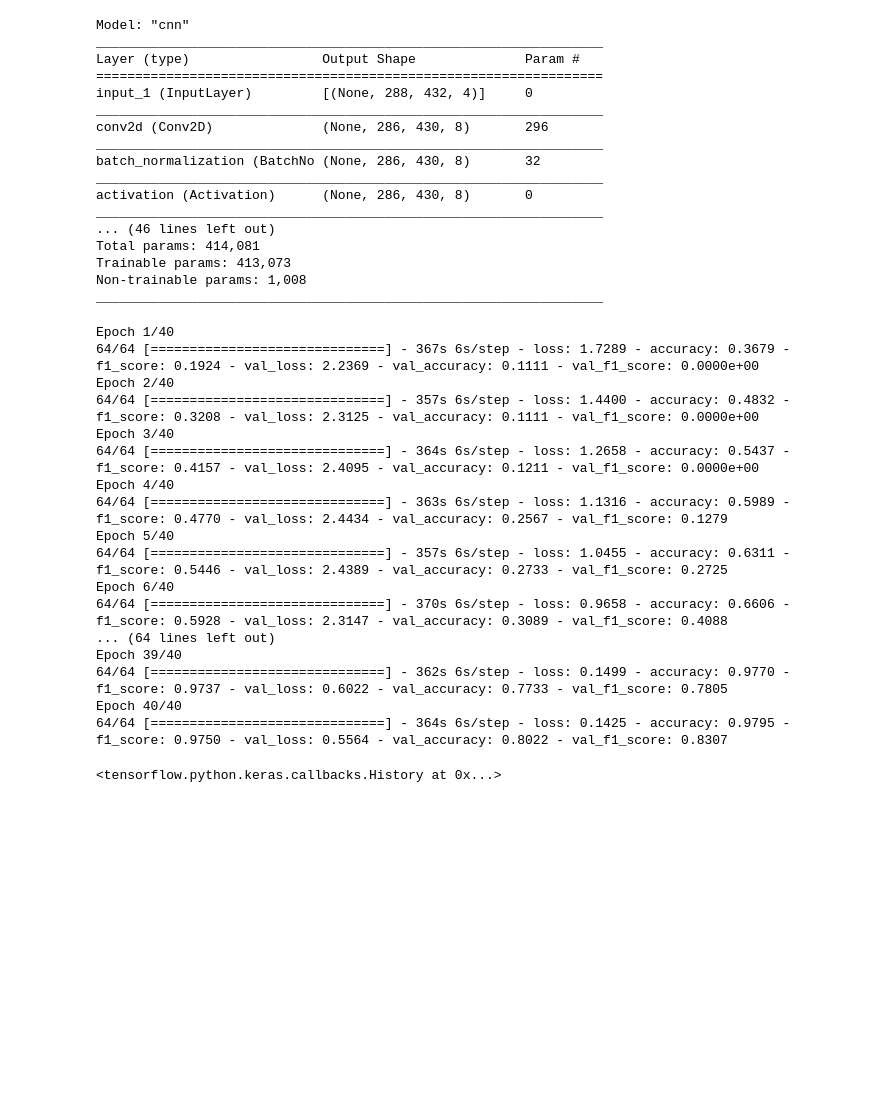
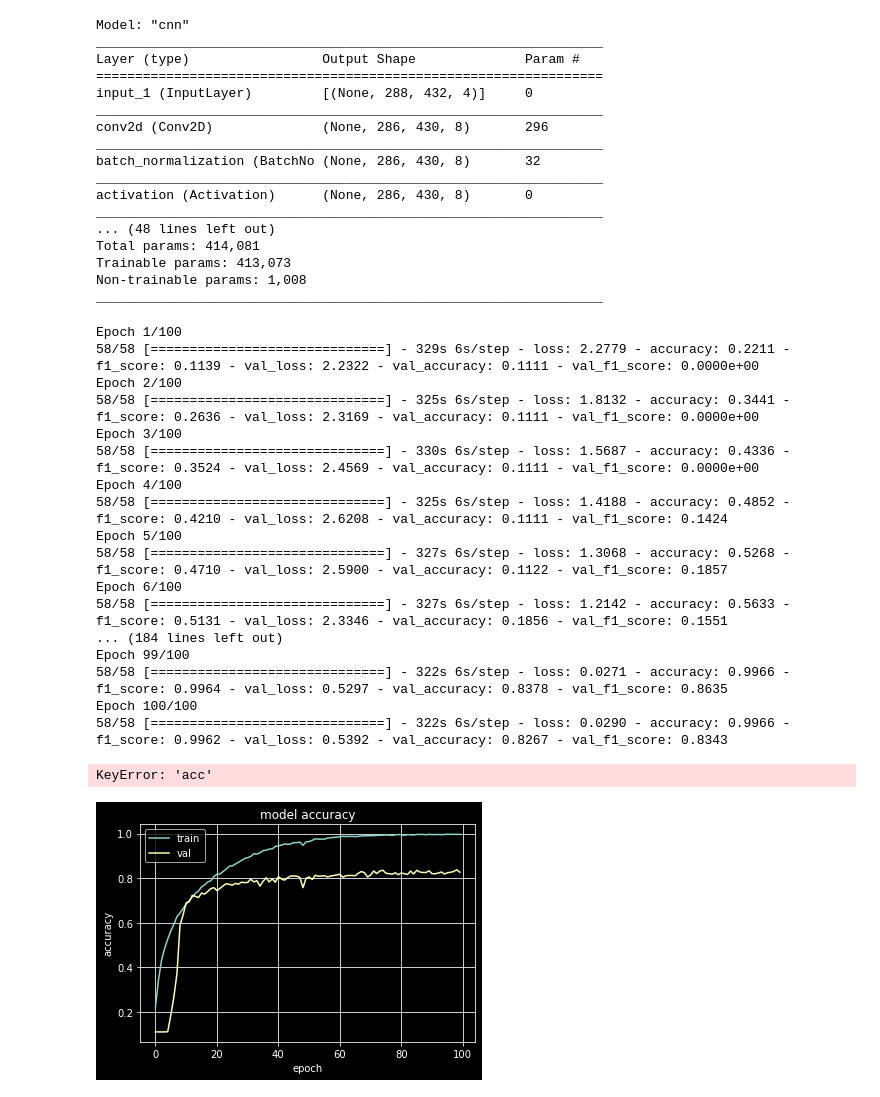
Before and after one commit to ericzacharia/MusicGenreClassifier, a Jupyter notebook: CNN_spectrogram_classifier.ipynb, the cells around one changed output. Drawn from its saved outputs; the diff is of its cells as text; code cells hidden in the pictures; blank space fills up the shorter version.

```diff
--- a/CNN_spectrogram_classifier.ipynb
+++ b/CNN_spectrogram_classifier.ipynb
@@ -197,7 +190,7 @@ def cnn(input_shape=(288, 432, 4), classes=9):
         X = step(dim, X)
 
     X = Flatten()(X)
-#    X = Dropout(rate=0.3)
+    X = Dropout(rate=0.3)(X)
     X = Dense(classes, activation='softmax',
               name=f'fc{classes}',  kernel_initializer=glorot_uniform(seed=9))(X)
     model = Model(inputs=X_input, outputs=X, name='cnn')
@@ -214,8 +207,7 @@ def f1_score(y_true, y_pred):
 # %%
 model = cnn(input_shape=(288, 432, 4), classes=9)
 opt = Adam(learning_rate=0.00005)
-model.compile(optimizer=opt, loss='categorical_crossentropy',
-              metrics=['accuracy', f1_score])
+model.compile(optimizer=opt, loss='categorical_crossentropy', metrics=['accuracy', f1_score])
 model.summary()
 # %% [output]
 Model: "cnn"
@@ -230,29 +222,40 @@ batch_normalization (BatchNo (None, 286, 430, 8)       32
 _________________________________________________________________
 activation (Activation)      (None, 286, 430, 8)       0
 _________________________________________________________________
-... (46 lines left out)
+... (48 lines left out)
 Total params: 414,081
 Trainable params: 413,073
 Non-trainable params: 1,008
 _________________________________________________________________
 # %%
-model.fit(train_generator, epochs=40, validation_data=validation_generator)
+history = model.fit(train_generator, epochs=100, validation_data=validation_generator)
 # %% [output]
-Epoch 1/40
-64/64 [==============================] - 367s 6s/step - loss: 1.7289 - accuracy: 0.3679 - f1_score: 0.1924 - val_loss: 2.2369 - val_accuracy: 0.1111 - val_f1_score: 0.0000e+00
-Epoch 2/40
-64/64 [==============================] - 357s 6s/step - loss: 1.4400 - accuracy: 0.4832 - f1_score: 0.3208 - val_loss: 2.3125 - val_accuracy: 0.1111 - val_f1_score: 0.0000e+00
-Epoch 3/40
-64/64 [==============================] - 364s 6s/step - loss: 1.2658 - accuracy: 0.5437 - f1_score: 0.4157 - val_loss: 2.4095 - val_accuracy: 0.1211 - val_f1_score: 0.0000e+00
-Epoch 4/40
-64/64 [==============================] - 363s 6s/step - loss: 1.1316 - accuracy: 0.5989 - f1_score: 0.4770 - val_loss: 2.4434 - val_accuracy: 0.2567 - val_f1_score: 0.1279
-Epoch 5/40
-64/64 [==============================] - 357s 6s/step - loss: 1.0455 - accuracy: 0.6311 - f1_score: 0.5446 - val_loss: 2.4389 - val_accuracy: 0.2733 - val_f1_score: 0.2725
-Epoch 6/40
-64/64 [==============================] - 370s 6s/step - loss: 0.9658 - accuracy: 0.6606 - f1_score: 0.5928 - val_loss: 2.3147 - val_accuracy: 0.3089 - val_f1_score: 0.4088
-... (64 lines left out)
-Epoch 39/40
-64/64 [==============================] - 362s 6s/step - loss: 0.1499 - accuracy: 0.9770 - f1_score: 0.9737 - val_loss: 0.6022 - val_accuracy: 0.7733 - val_f1_score: 0.7805
-Epoch 40/40
-64/64 [==============================] - 364s 6s/step - loss: 0.1425 - accuracy: 0.9795 - f1_score: 0.9750 - val_loss: 0.5564 - val_accuracy: 0.8022 - val_f1_score: 0.8307
+Epoch 1/100
+58/58 [==============================] - 329s 6s/step - loss: 2.2779 - accuracy: 0.2211 - f1_score: 0.1139 - val_loss: 2.2322 - val_accuracy: 0.1111 - val_f1_score: 0.0000e+00
+Epoch 2/100
+58/58 [==============================] - 325s 6s/step - loss: 1.8132 - accuracy: 0.3441 - f1_score: 0.2636 - val_loss: 2.3169 - val_accuracy: 0.1111 - val_f1_score: 0.0000e+00
+Epoch 3/100
+58/58 [==============================] - 330s 6s/step - loss: 1.5687 - accuracy: 0.4336 - f1_score: 0.3524 - val_loss: 2.4569 - val_accuracy: 0.1111 - val_f1_score: 0.0000e+00
+Epoch 4/100
+58/58 [==============================] - 325s 6s/step - loss: 1.4188 - accuracy: 0.4852 - f1_score: 0.4210 - val_loss: 2.6208 - val_accuracy: 0.1111 - val_f1_score: 0.1424
+Epoch 5/100
+58/58 [==============================] - 327s 6s/step - loss: 1.3068 - accuracy: 0.5268 - f1_score: 0.4710 - val_loss: 2.5900 - val_accuracy: 0.1122 - val_f1_score: 0.1857
+Epoch 6/100
+58/58 [==============================] - 327s 6s/step - loss: 1.2142 - accuracy: 0.5633 - f1_score: 0.5131 - val_loss: 2.3346 - val_accuracy: 0.1856 - val_f1_score: 0.1551
+... (184 lines left out)
+Epoch 99/100
+58/58 [==============================] - 322s 6s/step - loss: 0.0271 - accuracy: 0.9966 - f1_score: 0.9964 - val_loss: 0.5297 - val_accuracy: 0.8378 - val_f1_score: 0.8635
+Epoch 100/100
+58/58 [==============================] - 322s 6s/step - loss: 0.0290 - accuracy: 0.9966 - f1_score: 0.9962 - val_loss: 0.5392 - val_accuracy: 0.8267 - val_f1_score: 0.8343
-<tensorflow.python.keras.callbacks.History at 0x...>
+KeyError: 'acc'
+# %%
+plt.plot(history.history['accuracy'])
+plt.plot(history.history['val_accuracy'])
+plt.title('model accuracy')
+plt.ylabel('accuracy')
+plt.xlabel('epoch')
+plt.grid()
+plt.legend(['train', 'val'], loc='upper left')
+plt.show()
+# %% [output]
+[figure, added]
```
Also changed, not shown: parts of 7 cells of this notebook.
